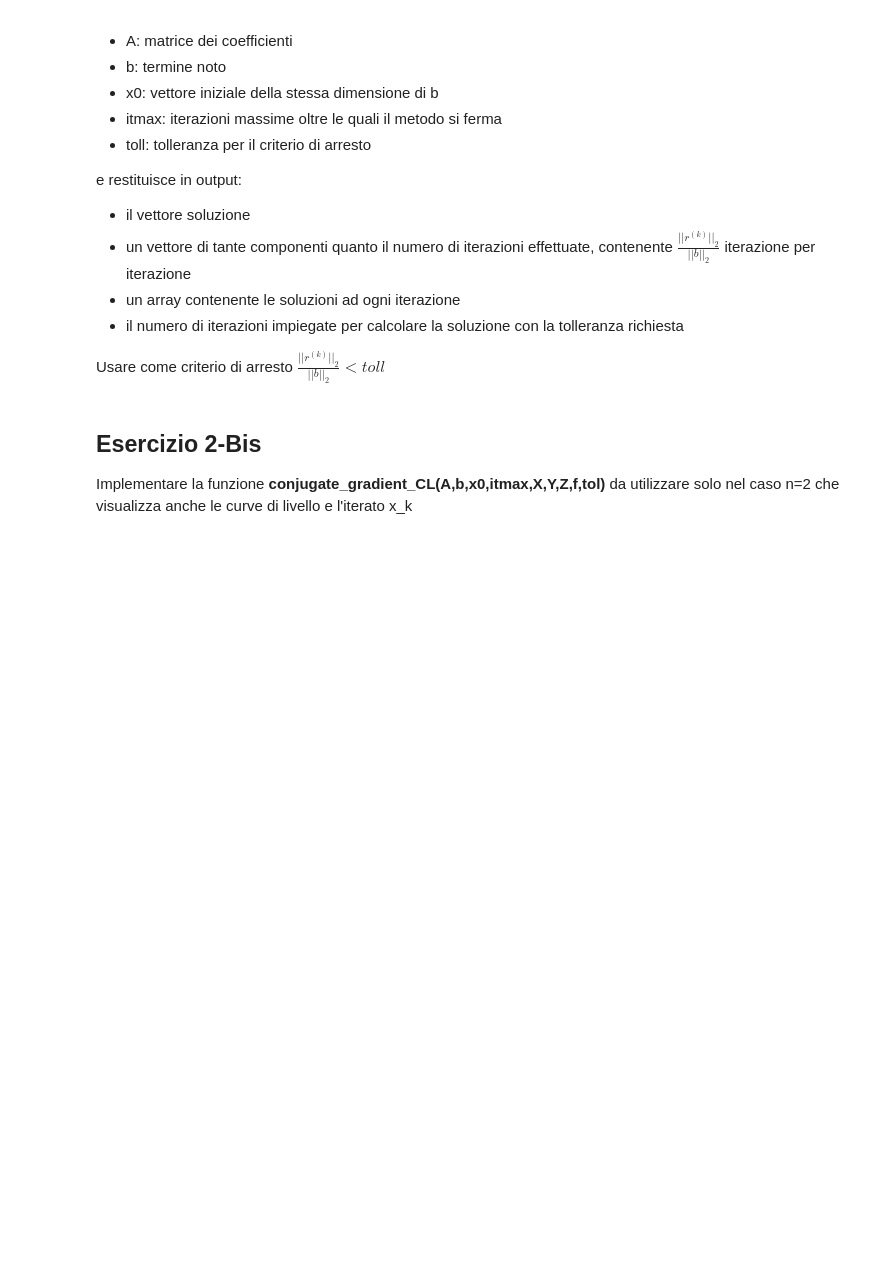
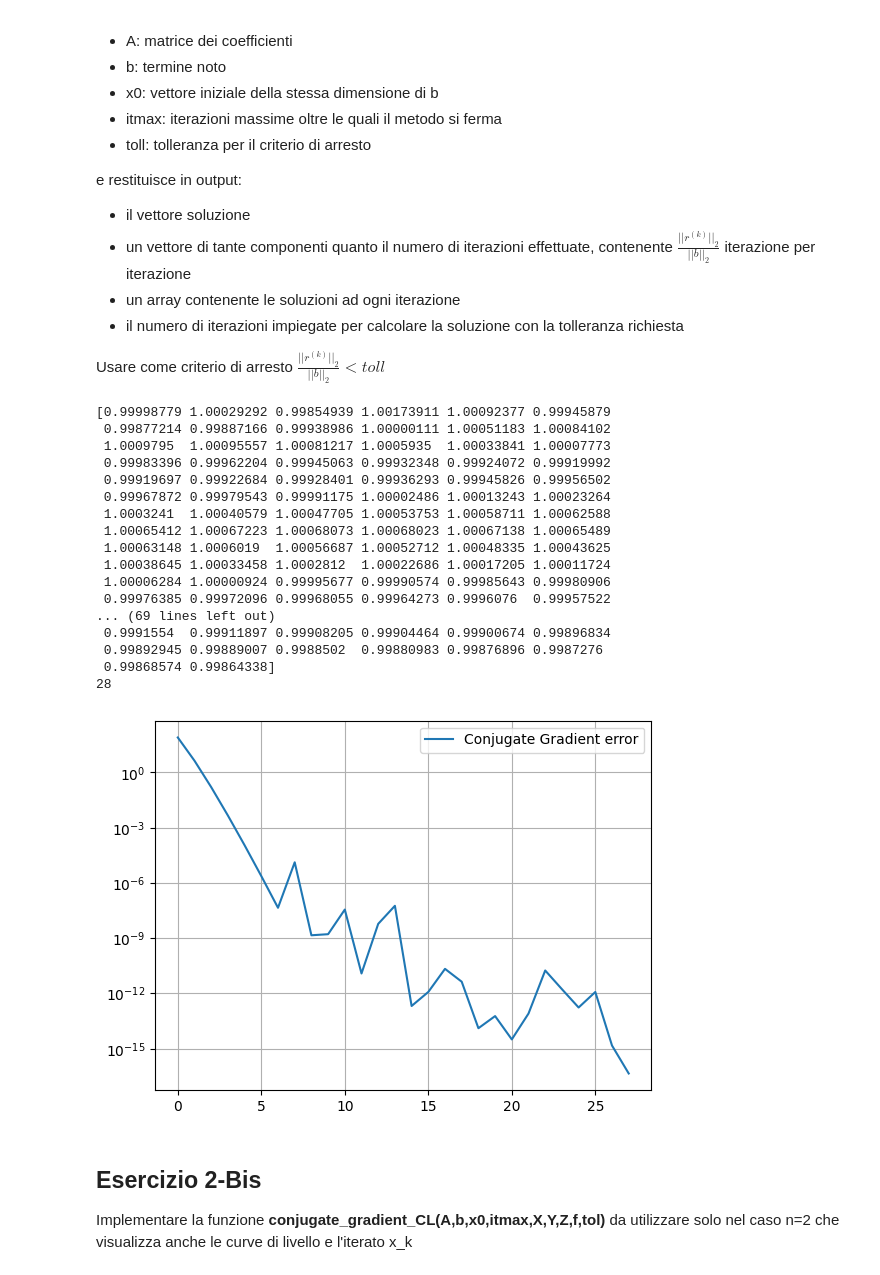
Before and after one commit to Nickolausen/unibo-metodi-numerici, a Jupyter notebook: lab11/Esercitazione_11.ipynb, the cells around one changed output. Saved outputs shown, nothing was run; the diff lists cells and outputs as text; code cells hidden in the pictures; blank space fills up the shorter version.

```diff
--- a/lab11/Esercitazione_11.ipynb
+++ b/lab11/Esercitazione_11.ipynb
@@ -79,6 +109,73 @@ e restituisce in output:
 - il numero di iterazioni impiegate per calcolare la soluzione con la tolleranza richiesta
 
 Usare come criterio di arresto $ \frac{||r^{(k)}||_2} {||b||_2} < toll$
+# %%
+def conjugate_gradient(A, b, x0, itmax, toll):
+    m, n = A.shape
+    if m != n:
+        print("A non quadrata!")
+        return None, None, None, None
+    attempts = []
+    errors = []
+    x_curr = x0
+    r_next, r_curr = None, A @ x_curr - b
+    p_next, p_curr = None, -r_curr
+    stop = False
+
+    while not stop:
+        step_size = (r_curr @ r_curr) / ((A @ p_curr) @ p_curr)
+        x_curr += step_size * p_curr
+        attempts.append(x_curr)
+
+        r_next = A @ x_curr - b
+        lambda_k = (r_next @ r_next) / (r_curr @ r_curr)
+        p_next = -r_next + lambda_k * p_curr
+
+        error = np.linalg.norm(r_next) ** 2
+        errors.append(error)
+
+        if error < toll or len(attempts) > itmax:
+            stop = True
+        else:
+            p_curr = p_next
+            r_curr = r_next
+
+    return x_curr, errors, attempts, len(attempts)
+
+n = 500
+A = sp.linalg.hilbert(n)
+b = np.sum(A, axis=1)
+x0 = np.zeros(A.shape[0])
+toll = np.spacing(1)
+maxit = 10_000
+
+# Expected result: np.ones(b.shape)
+res, errors, attempts, nr_attempts = conjugate_gradient(A, b, x0, maxit, toll)
+print(res)
+print(nr_attempts)
+plt.grid(True)
+plt.semilogy(range(len(errors)), errors)
+plt.legend(["Conjugate Gradient error"])
+plt.show()
+# %% [output]
+[0.99998779 1.00029292 0.99854939 1.00173911 1.00092377 0.99945879
+ 0.99877214 0.99887166 0.99938986 1.00000111 1.00051183 1.00084102
+ 1.0009795  1.00095557 1.00081217 1.0005935  1.00033841 1.00007773
+ 0.99983396 0.99962204 0.99945063 0.99932348 0.99924072 0.99919992
+ 0.99919697 0.99922684 0.99928401 0.99936293 0.99945826 0.99956502
+ 0.99967872 0.99979543 0.99991175 1.00002486 1.00013243 1.00023264
+ 1.0003241  1.00040579 1.00047705 1.00053753 1.00058711 1.00062588
+ 1.00065412 1.00067223 1.00068073 1.00068023 1.00067138 1.00065489
+ 1.00063148 1.0006019  1.00056687 1.00052712 1.00048335 1.00043625
+ 1.00038645 1.00033458 1.0002812  1.00022686 1.00017205 1.00011724
+ 1.00006284 1.00000924 0.99995677 0.99990574 0.99985643 0.99980906
+ 0.99976385 0.99972096 0.99968055 0.99964273 0.9996076  0.99957522
+... (69 lines left out)
+ 0.9991554  0.99911897 0.99908205 0.99904464 0.99900674 0.99896834
+ 0.99892945 0.99889007 0.9988502  0.99880983 0.99876896 0.9987276
+ 0.99868574 0.99864338]
+28
+[figure, added]
 # %% [markdown]
 ## Esercizio 2-Bis
 Implementare la funzione **conjugate_gradient_CL(A,b,x0,itmax,X,Y,Z,f,tol)** da utilizzare solo nel caso n=2 che visualizza anche le curve di livello e l'iterato x_k
```
Also changed, not shown: parts of 1 cell of this notebook, 8 other files.
